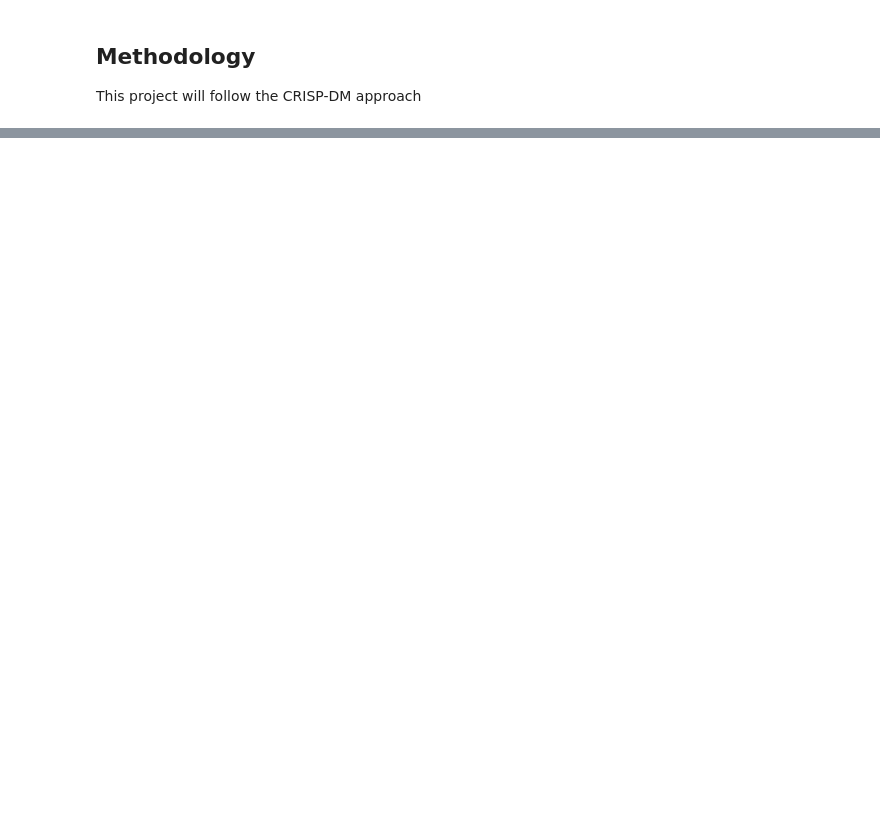
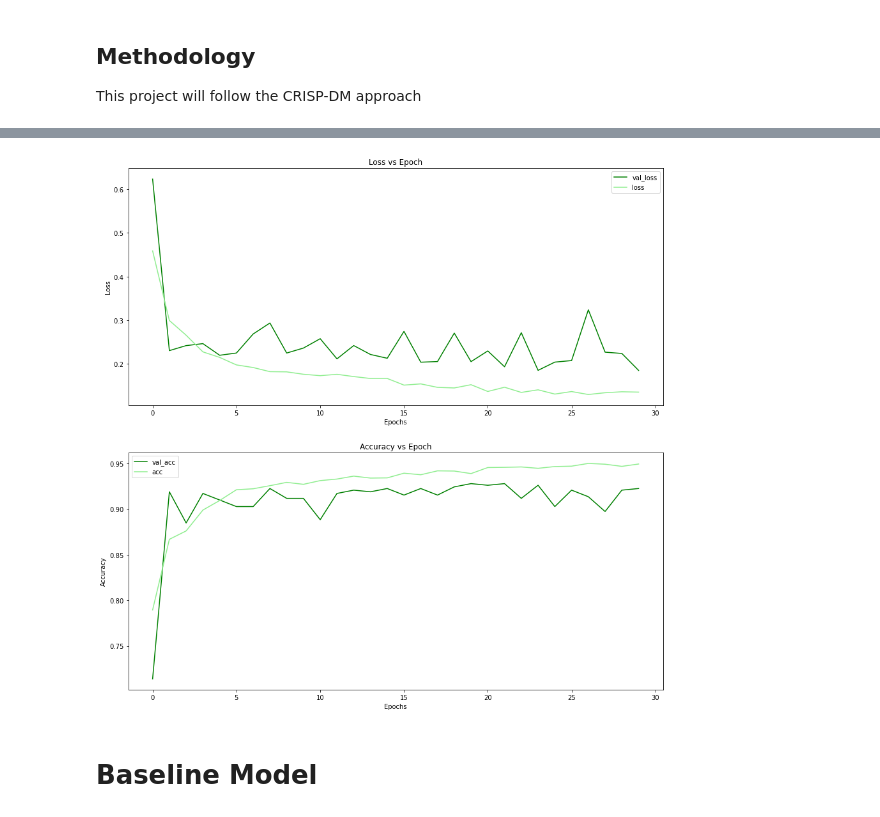
Before and after one commit to aggie2411/Detecting_Pneumonia, a Jupyter notebook: project.ipynb, the cells around one changed output, grey strips where cells are left out. Cells and saved outputs as stored; diff of their text form; code cells hidden in the pictures; blank space fills up the shorter version.

```diff
--- a/project.ipynb
+++ b/project.ipynb
@@ -19,0 +189,3 @@ The data was downloaded from [kaggle](https://www.kaggle.com/paultimothymooney/c
+# %%
+validation_generator=ImageDataGenerator(rescale=1/255)
+val_generator=validation_generator.flow_from_directory(val_data,target_size=(100,100),batch_size=4,class_mode='binary')
@@ -19,0 +222,4 @@ The data was downloaded from [kaggle](https://www.kaggle.com/paultimothymooney/c
+# %%
+aug_model.compile(loss = 'binary_crossentropy',
+              optimizer = 'Nadam',
+              metrics = ['accuracy'])
@@ -19,0 +287,23 @@ The data was downloaded from [kaggle](https://www.kaggle.com/paultimothymooney/c
+# %%
+def get_plots(history, title='default.png'):
+    fig, axs = plt.subplots(2,figsize=(15,15))
+    axs[0].plot(history.history['val_loss'], color='green')
+    axs[0].plot(history.history['loss'], color='lightgreen')
+    axs[0].legend(['val_loss', 'loss'])
+    axs[0].set_title('Loss vs Epoch')
+    axs[0].set_xlabel('Epochs')
+    axs[0].set_ylabel('Loss')
+
+
+    axs[1].plot(history.history['val_accuracy'], color='green')
+    axs[1].plot(history.history['accuracy'], color='lightgreen')
+    axs[1].legend(['val_acc', 'acc'])
+    axs[1].set_title('Accuracy vs Epoch')
+    axs[1].set_xlabel('Epochs')
+    axs[1].set_ylabel('Accuracy')
+    plt.show()
+    fig.savefig('figures/'+title, bbox_inches='tight')
+# %%
+get_plots(aug_model_history, title='data_aug_plots.png')
+# %% [output]
+[figure, added]
@@ -19,0 +313,2 @@ The data was downloaded from [kaggle](https://www.kaggle.com/paultimothymooney/c
+# %% [markdown]
+# Baseline Model
```
Also changed, not shown: parts of 110 cells of this notebook, 3 other files.
